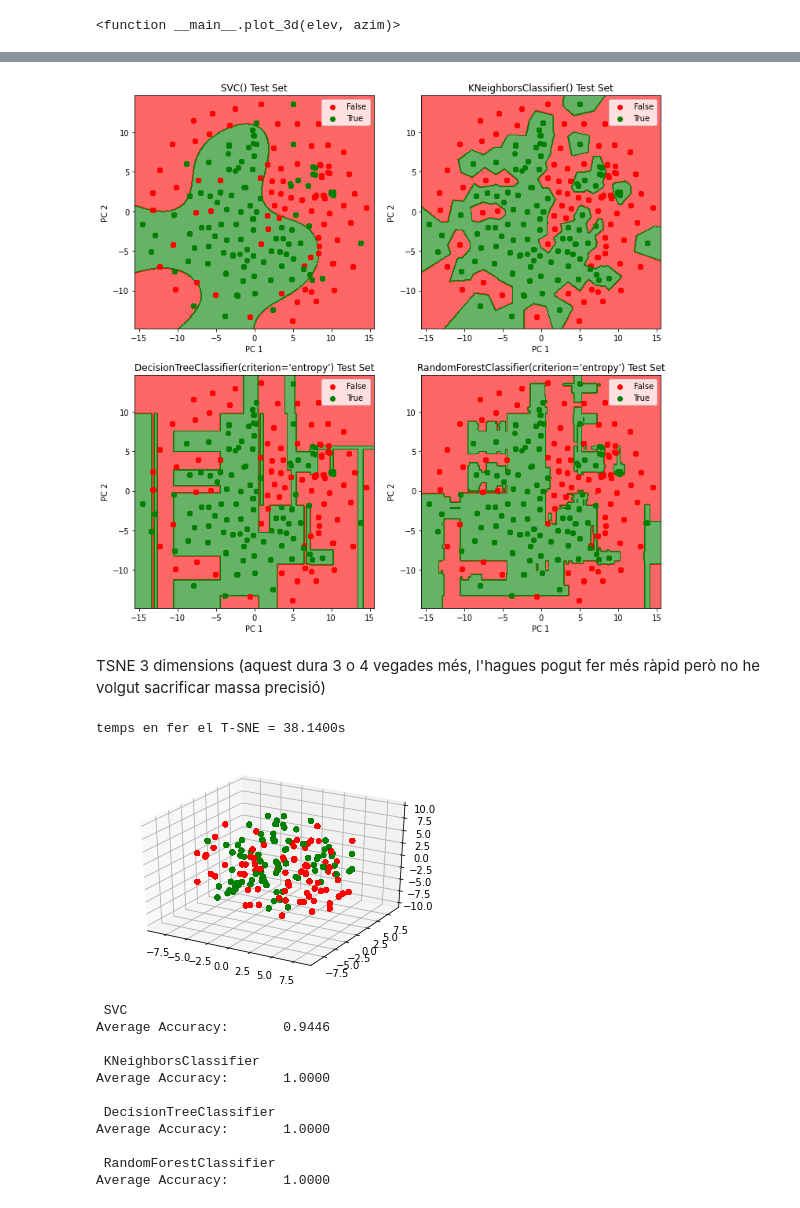
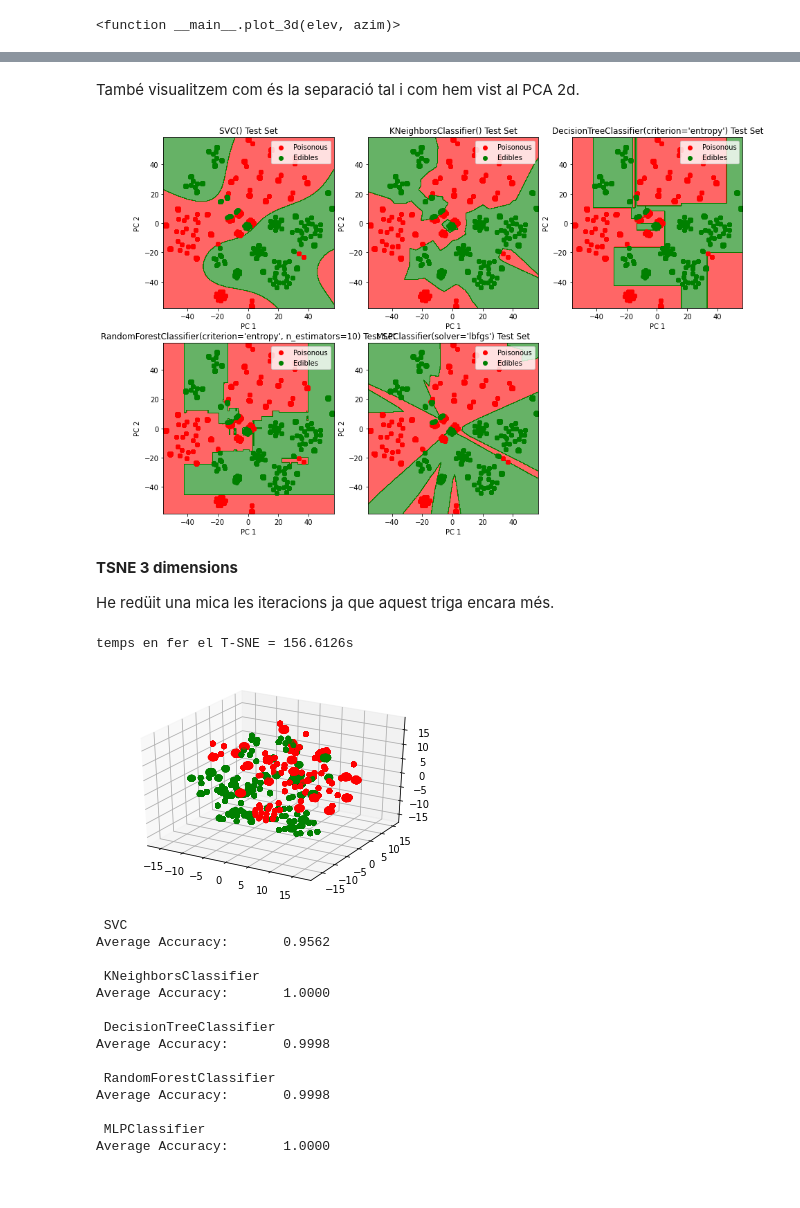
Before and after one commit to AlbertRoca29/Mushrooms, a Jupyter notebook: mushrooms.ipynb, the cells around one changed output, grey strips where cells are left out. Cells and saved outputs as stored; diff of their text form; code cells hidden in the pictures.

Commit message:
molts canvis, sobretot redaccio

```diff
--- a/mushrooms.ipynb
+++ b/mushrooms.ipynb
@@ -509,6 +555,6 @@ if (X_norm.shape[1]>50):
 # %%
 for classifier in models:
-    pca_accuracy_evolution(classifier,X_train,y_train,X_test,y_test,n_final = 4)
+    pca_accuracy_evolution(classifier,X_train,y_train,X_test,y_test,n_final = 4, cv = 5)
 plt.xlabel("n_components")
 plt.ylabel("Test accuracy")
 plt.legend(bbox_to_anchor=(1.03, 1))
@@ -572,22 +613,23 @@ def visualization_test(model,X, y, step = 0.025):
 
     plt.xlim(X1.min(), X1.max())
     plt.ylim(X2.min(), X2.max())
+    Labels = ['Poisonous','Edibles']
     for i, j in enumerate(np.unique(y_set)):
         ax.scatter(X_set[y_set == j, 0], X_set[y_set == j, 1],
-                    c = 'rg'[i], label = j)
+                    c = 'rg'[i], label = Labels[i])
     plt.title("%s Test Set" %(model))
     plt.xlabel('PC 1')
     plt.ylabel('PC 2')
     plt.legend()
 # %%
-fig = plt.figure(figsize=(12,12))
+fig = plt.figure(figsize=(15,10))
 i = 1
 for classifier in models:
     pca = PCA(2)
     X_train_r = pca.fit_transform(X_train)
     X_test_r = pca.transform(X_test)
     classifier.fit(X_train_r,y_train)
-    ax = fig.add_subplot(2,2, i)
+    ax = fig.add_subplot(2,3, i)
     i+=1
     visualization_test(classifier,X_test_r,y_test)
 plt.show()
@@ -651,6 +654,6 @@ Per sort, he trobat que amb 300 iteracions funciona millor que amb 1000 (que es
 # %%
 t=time.time()
-tsne2 = TSNE(n_components=2, n_iter=300, perplexity = 50, early_exaggeration=50) # he augmentat la perplexity respecte l'estandar ja que l'estandar (30) està pensat per dataset molt petits.
+tsne2 = TSNE(n_components=2, n_iter=750, perplexity = 100)
 X_tsne2 = tsne2.fit_transform(X_norm)
 print("temps en fer el T-SNE = %3.4fs\n"%(time.time()-t))
 plt.scatter(X_tsne2[:, 0], X_tsne2[:, 1], c=np.where(y == 0, 'r', 'g'))
@@ -659,7 +662,7 @@ plt.show()
 X_train_t, X_test_t, y_train_t, y_test_t = train_test_split(X_tsne2, y, test_size=0.3)
 
 
-acc = np.zeros((4,2))
+acc = np.zeros((5,2))
 i=0
 for classifier in models:
     # no mesuro temps ja que treballo sobre dimensió 2, i són massa petits com per tenir-los en compte
@@ -694,20 +690,23 @@ Si es vol veure els marges més precisos, utilitzar un step més petit (el temps
+# %% [markdown]
+També visualitzem com és la separació tal i com hem vist al PCA 2d.
 # %%
-fig = plt.figure(figsize=(12,12))
+fig = plt.figure(figsize=(15,10))
 i = 1
-
 for classifier in models:
     classifier.fit(X_train_t, y_train_t)
-    ax = fig.add_subplot(2,2, i)
+    ax = fig.add_subplot(2,3, i)
     i+=1
-    visualization_test(classifier,X_test_t,y_test_t,step = 0.1) # augmentar l'step si es vol més ràpid, disminuir si es vol més precís.
+    visualization_test(classifier,X_test_t,y_test_t,step = 0.2) # augmentar l'step si es vol més ràpid, disminuir si es vol més precís.
 plt.show()
 # %% [output]
-[figure, old version]
+[figure, new version]
-# %% [markdown]
-TSNE 3 dimensions (aquest dura 3 o 4 vegades més, l'hagues pogut fer més ràpid però no he volgut sacrificar massa precisió)
+# %% [markdown]
+**TSNE 3 dimensions**
+
+He redüit una mica les iteracions ja que aquest triga encara més.
 # %%
 t = time.time()
-tsne3 = TSNE(n_components=3, n_iter=300, perplexity = 75)
+tsne3 = TSNE(n_components=3, n_iter=425, perplexity = 75)
 X_tsne3 = tsne3.fit_transform(X_norm)
 print("temps en fer el T-SNE = %3.4fs\n"%(time.time()-t))
 fig = plt.figure()
@@ -727,16 +726,19 @@ for classifier in models:
     acc[i,1] = accuracy_score(y_test_t,classifier.predict(X_test_t))
     i+=1
 # %% [output]
-temps en fer el T-SNE = 38.1400s
+temps en fer el T-SNE = 156.6126s
-[figure, old version]
+[figure, new version]
  SVC
-Average Accuracy:       0.9446
+Average Accuracy:       0.9562
 
  KNeighborsClassifier
 Average Accuracy:       1.0000
 
  DecisionTreeClassifier
-Average Accuracy:       1.0000
+Average Accuracy:       0.9998
 
  RandomForestClassifier
+Average Accuracy:       0.9998
+
+ MLPClassifier
 Average Accuracy:       1.0000
```
Also changed, not shown: parts of 89 cells of this notebook.
